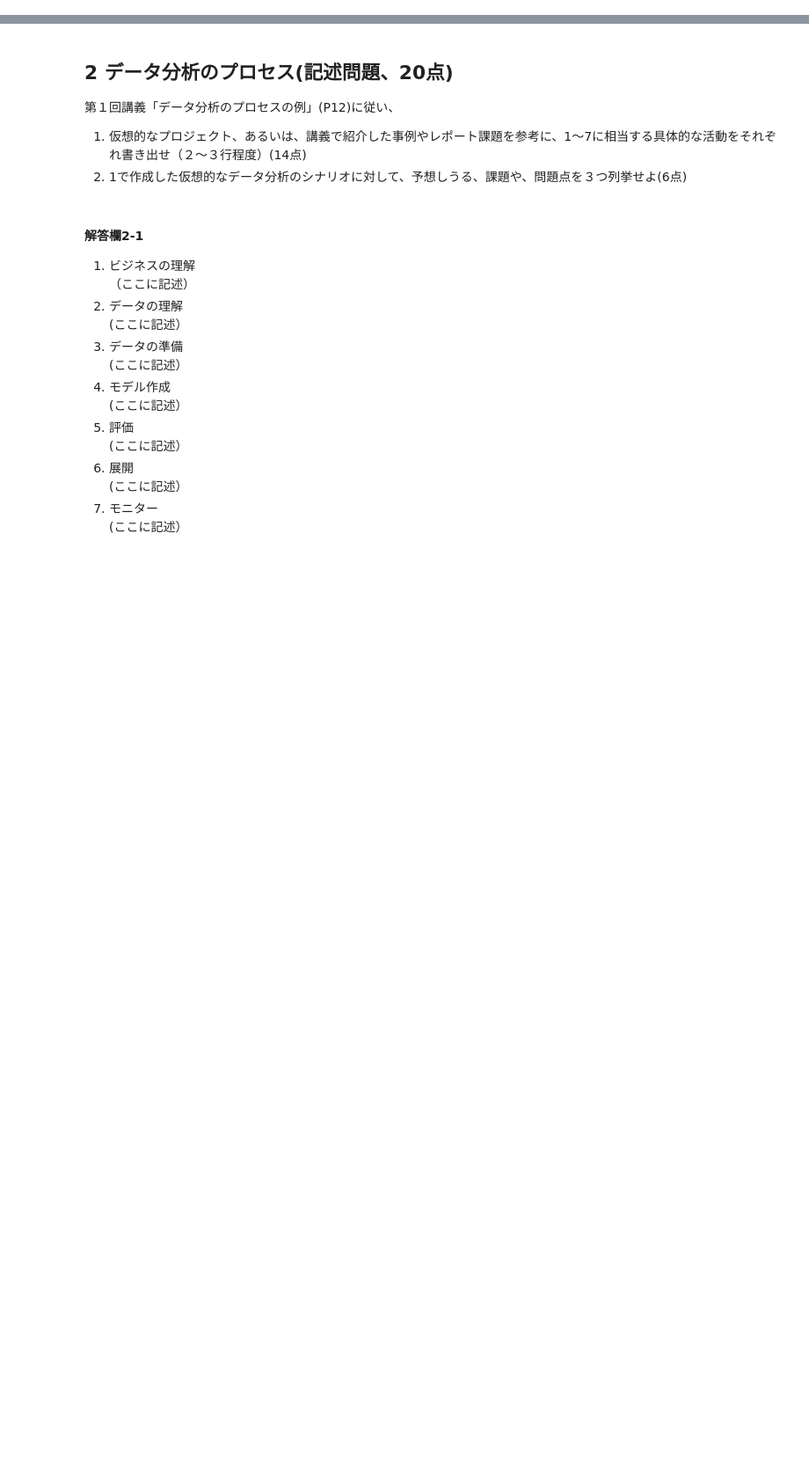
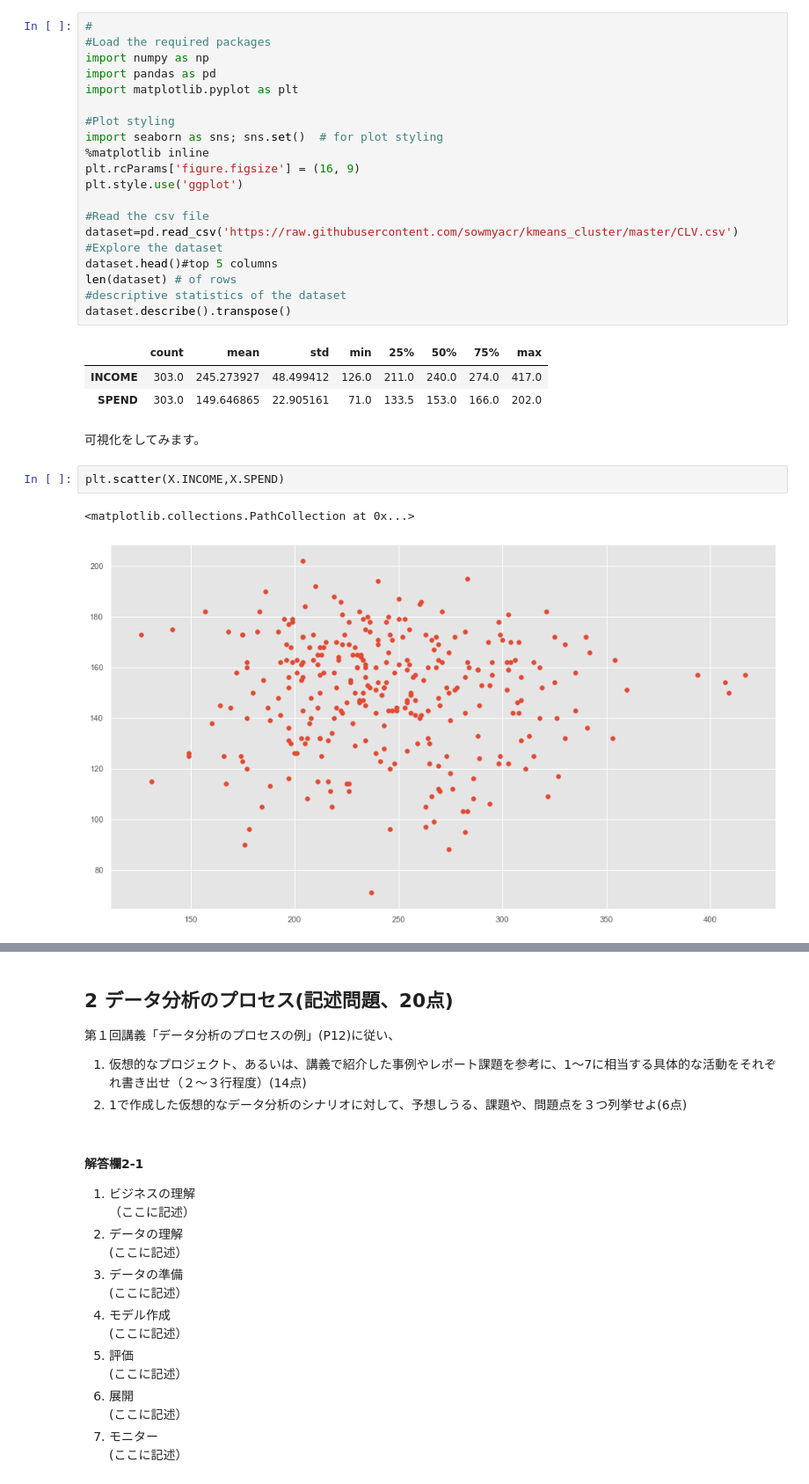
Before and after one commit to miwamasa/DataScience2022, a Jupyter notebook: notebooks/report_final.ipynb, the cells around one changed output, grey strips where cells are left out. Shown at 88% size. Saved outputs shown, nothing was run; the diff lists cells and outputs as text; blank space fills up the shorter version.

```diff
--- a/notebooks/report_final.ipynb
+++ b/notebooks/report_final.ipynb
@@ -10,3 +13,34 @@
 ## 1 顧客クラスタリングと解釈(10点)
 
 顧客データをもとに、クラスタリングを行い、クラスタ数を変えてクラスタがどう変化するかを確認せよ(5点)。クラスタ毎に、どのような集団であるかの説明を試みよ(5点)。
+# %%
+#
+#Load the required packages
+import numpy as np
+import pandas as pd
+import matplotlib.pyplot as plt
+
+#Plot styling
+import seaborn as sns; sns.set()  # for plot styling
+%matplotlib inline
+plt.rcParams['figure.figsize'] = (16, 9)
+plt.style.use('ggplot')
+
+#Read the csv file
+dataset=pd.read_csv('https://raw.githubusercontent.com/sowmyacr/kmeans_cluster/master/CLV.csv')
+#Explore the dataset
+dataset.head()#top 5 columns
+len(dataset) # of rows
+#descriptive statistics of the dataset
+dataset.describe().transpose()
+# %% [output]
+|  | count | mean | std | min | 25% | 50% | 75% | max |
+| INCOME | 303.0 | 245.273927 | 48.499412 | 126.0 | 211.0 | 240.0 | 274.0 | 417.0 |
+| SPEND | 303.0 | 149.646865 | 22.905161 | 71.0 | 133.5 | 153.0 | 166.0 | 202.0 |
+# %% [markdown]
+可視化をしてみます。
+# %%
+plt.scatter(X.INCOME,X.SPEND)
+# %% [output]
+<matplotlib.collections.PathCollection at 0x...>
+[figure, added]
```
Also changed, not shown: parts of 13 cells of this notebook.
